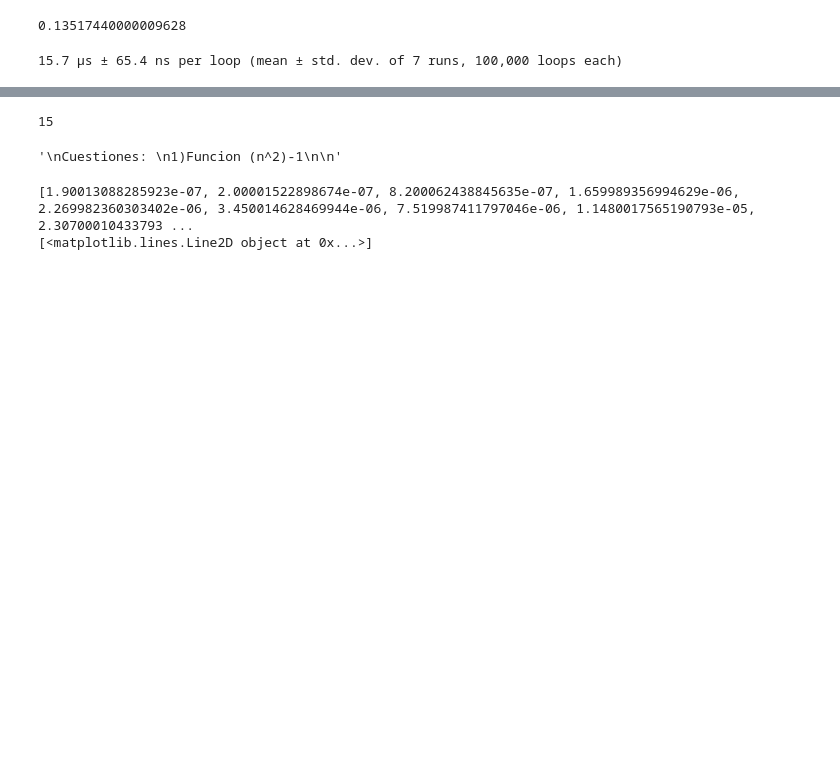
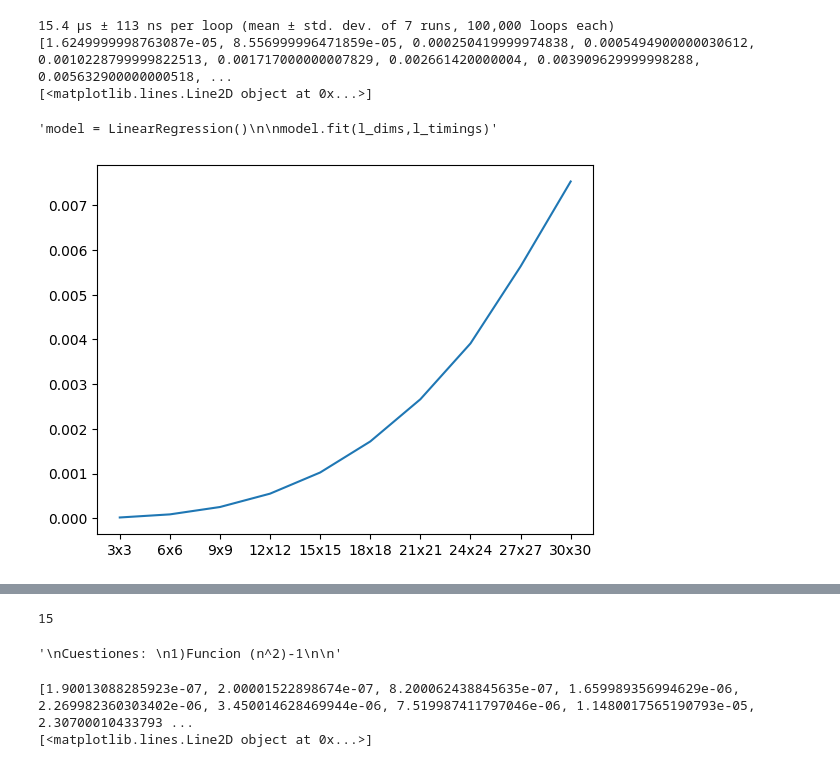
Before and after one commit to daviloncio/2o-cuatri, a Jupyter notebook: AN.ALGORITMOS PRACTICAS.ipynb, the cells around one changed output, grey strips where cells are left out. Cells and saved outputs as stored; diff of their text form; code cells hidden in the pictures; blank space fills up the shorter version.

```diff
--- a/AN.ALGORITMOS PRACTICAS.ipynb
+++ b/AN.ALGORITMOS PRACTICAS.ipynb
@@ -1,45 +1,65 @@
-# %%
-import timeit
-timeit.timeit('"-".join(str(n) for n in range(100))', number=10000)
-# %% [output]
-0.13517440000009628
 # %%
-import timeit
+
 import numpy as np
+import random
+from matplotlib import pyplot as plt
+
+from sklearn.linear_model import LinearRegression
 def multiplicar(a:np.array,b:np.array):
     def multiplicar_listas(l1,l2):
         a_sumar=[]
         for i in range(len(l1)):
             a_sumar.append(l1[i]*l2[i])
         return sum(a_sumar)
     filas_a,columnas_a=np.shape(a)
     filas_b,columnas_b=np.shape(b)
 
     if columnas_a!=columnas_b:
         raise KeyError('las matrices no se pueden multiplicar')
     l=[]
     for x in range(filas_a):
         l.append([])
     for i in range(filas_a):  #por cada fila de a hay una columna de b SIEMPRE,sino no podríamos multiplicar las matrices
         for e in range(columnas_b):
             l[i].append(multiplicar_listas(a[i],b[:,e]))
     return np.array(l)
 
 a=np.array([[2,3,2],[1,0,5],[4,2,1]])
 b=np.array([[2,4,0],[2,3,0],[1,3,5]])
 
 %timeit multiplicar(a,b)
 
 
 
 l_dims = []
 l_timings = []
-for i in range(11):
-    dim = 10+i
+for i in range(1,11):
+    dim = 3*i
     #m debe contener una matriz aleatoria dim x dim
     m = np.random.uniform(0,1,(dim,dim))
     timings = %timeit -o -n 10 -r 5 -q multiplicar(m, m)
     l_timings.append(timings.best)
+
+print(l_timings)#a continuación voy a crear una lista con las dimensiones de las distintas matrices
+#que se construyen para luego poder hacer una gráfica
+l_dims=[]
+for i in range(1,11):
+    l_dims.append(f'{3*i}x{3*i}')  #para que nos quede una gráfica que en todas las ejecuciones sea semejante,
+    #lo que hacemos es aumentar la dimensión de las matrices de 3 en 3
+
+print(plt.plot(l_dims,l_timings))
+
+mymodel = np.poly1d(np.polyfit(x, y, 3))
+
+myline = np.linspace(1, 22, 100)
+
+plt.scatter(x, y)
+plt.plot(myline, mymodel(myline))
+plt.show()
 # %% [output]
-15.7 µs ± 65.4 ns per loop (mean ± std. dev. of 7 runs, 100,000 loops each)
+15.4 µs ± 113 ns per loop (mean ± std. dev. of 7 runs, 100,000 loops each)
+[1.6249999998763087e-05, 8.556999996471859e-05, 0.000250419999974838, 0.0005494900000030612, 0.0010228799999822513, 0.001717000000007829, 0.002661420000004, 0.003909629999998288, 0.005632900000000518, ...
+[<matplotlib.lines.Line2D object at 0x...>]
+'model = LinearRegression()\n\nmodel.fit(l_dims,l_timings)'
+[figure, added]
 # %%
```
Also changed, not shown: parts of 2 cells of this notebook.
